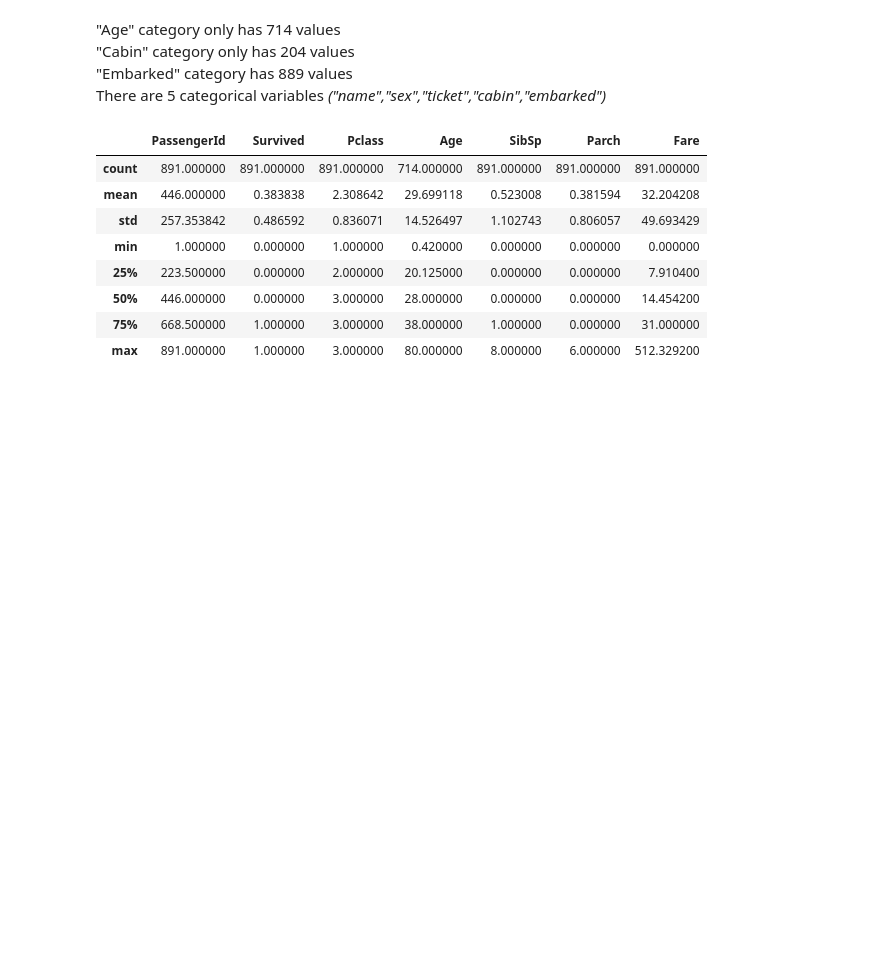
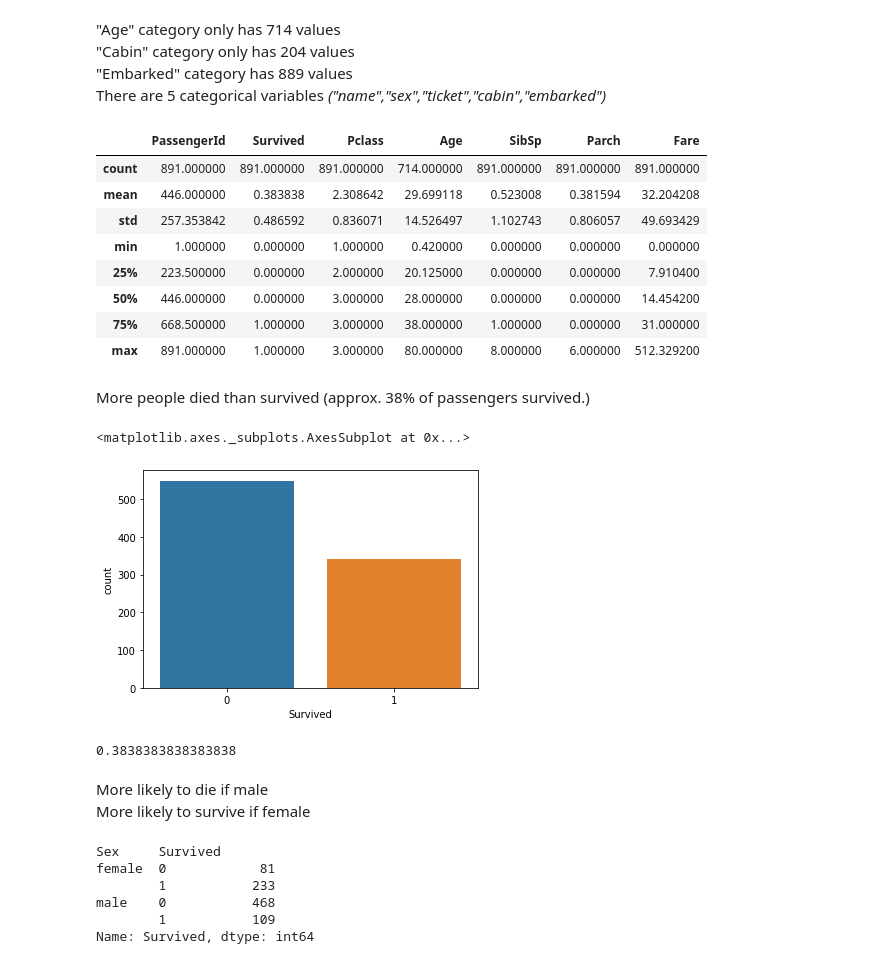
Before and after one commit to jpark0116/titanic, a Jupyter notebook: titanic_eda.ipynb, the cells around one changed output. Cells and saved outputs as stored; diff of their text form; code cells hidden in the pictures; blank space fills up the shorter version.

```diff
--- a/titanic_eda.ipynb
+++ b/titanic_eda.ipynb
@@ -100,3 +100,14 @@ df_train.describe()
 | 50% | 446.000000 | 0.000000 | 3.000000 | 28.000000 | 0.000000 | 0.000000 | 14.454200 |
 | 75% | 668.500000 | 1.000000 | 3.000000 | 38.000000 | 1.000000 | 0.000000 | 31.000000 |
 | max | 891.000000 | 1.000000 | 3.000000 | 80.000000 | 8.000000 | 6.000000 | 512.329200 |
+# %% [markdown]
+More people died than survived (approx. 38% of passengers survived.)
+# %%
+sns.countplot(x='Survived', data=df_train)
+# %% [output]
+<matplotlib.axes._subplots.AxesSubplot at 0x...>
+[figure, added]
+# %%
+df_train.Survived.sum()/df_train.Survived.count()
+# %% [output]
+0.3838383838383838
@@ -102,0 +116,12 @@ df_train.describe()
+# %% [markdown]
+More likely to die if male
+More likely to survive if female
+# %%
+df_train_group['Survived'].count()
+# %% [output]
+Sex     Survived
+female  0            81
+        1           233
+male    0           468
+        1           109
+Name: Survived, dtype: int64
```
Also changed, not shown: parts of 4 cells of this notebook.
